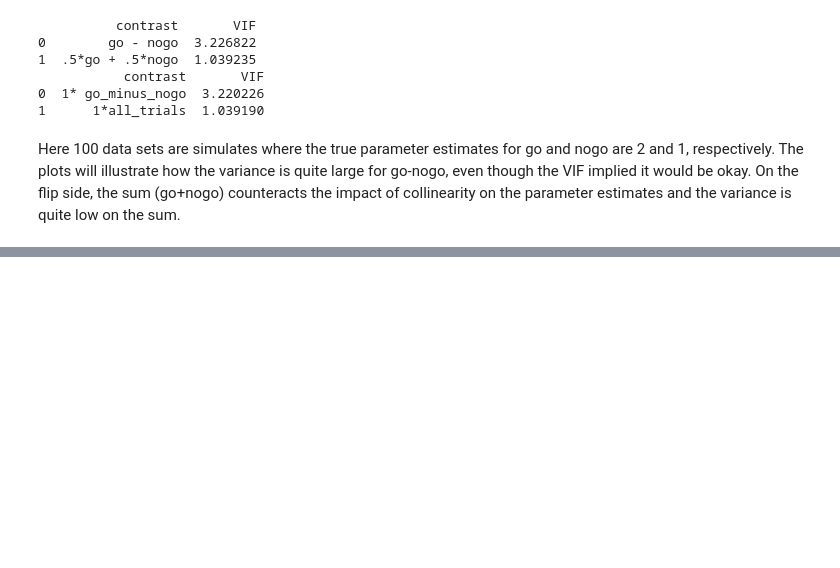
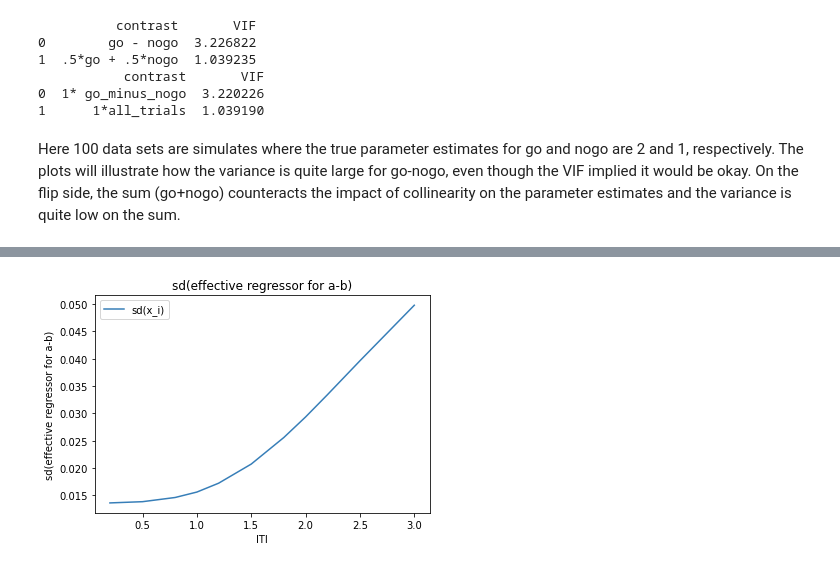
Before and after one commit to jmumford/DesignAnalysisCode, a Jupyter notebook: fmri_regressors.ipynb, the cells around one changed output, grey strips where cells are left out. Drawn from its saved outputs; the diff is of its cells as text; code cells hidden in the pictures; blank space fills up the shorter version.

```diff
--- a/fmri_regressors.ipynb
+++ b/fmri_regressors.ipynb
@@ -641,0 +779,9 @@ plt.show()
+# %%
+plt.plot(iti_vec, std_reg_mod, label='sd(x_i)')
+plt.legend()
+plt.xlabel('ITI')
+plt.ylabel('sd(effective regressor for a-b)')
+plt.title('sd(effective regressor for a-b)')
+plt.show()
+# %% [output]
+[figure, added]
```
Also changed, not shown: parts of 16 cells of this notebook.
